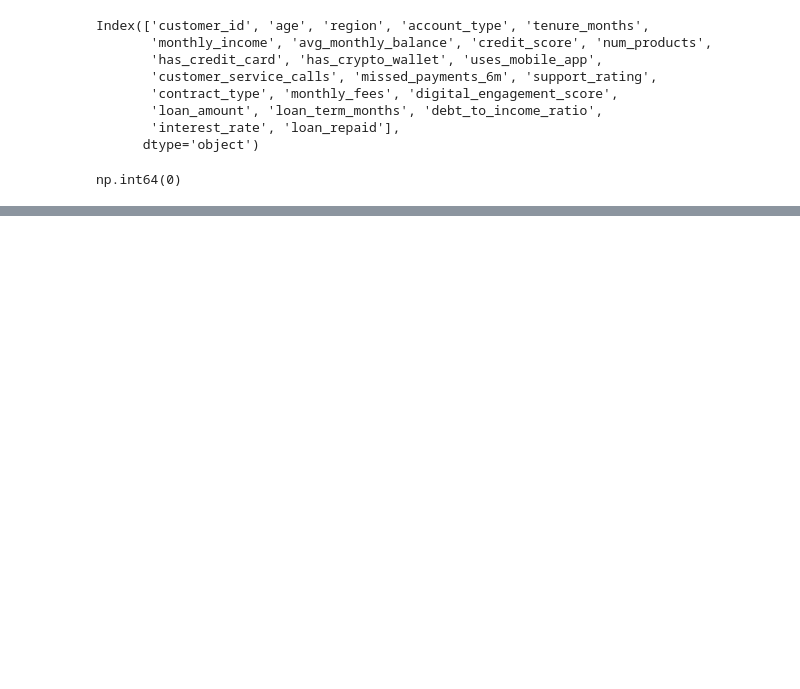
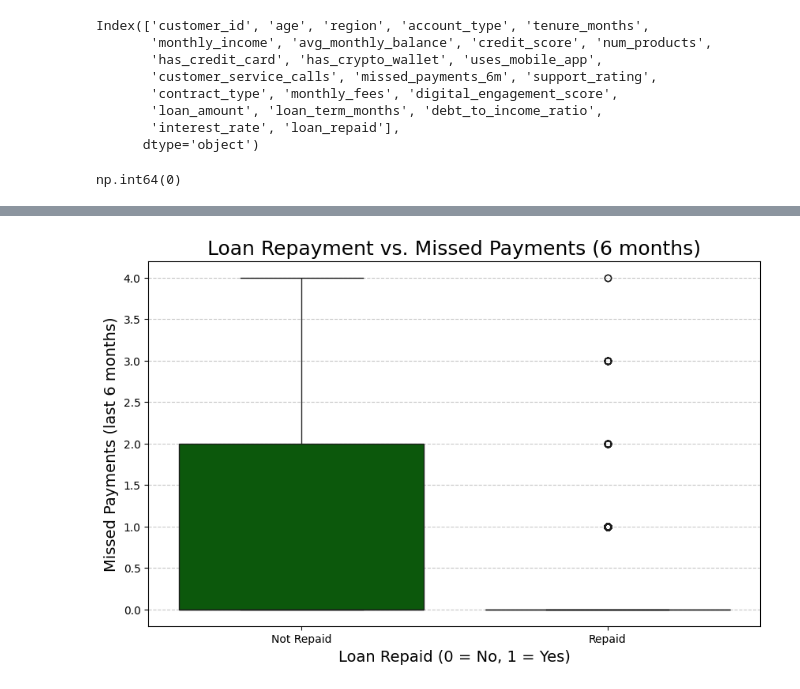
Before and after one commit to sw-sys/codebar_capstone_work, a Jupyter notebook: Capstone_Loans.ipynb, the cells around one changed output, grey strips where cells are left out. Saved outputs shown, nothing was run; the diff lists cells and outputs as text; code cells hidden in the pictures; blank space fills up the shorter version.

```diff
--- a/Capstone_Loans.ipynb
+++ b/Capstone_Loans.ipynb
@@ -166,0 +252,12 @@ np.int64(0)
+# %%
+# loan repayment vs missed_payments_6m
+plt.figure(figsize=(10, 6))
+sns.boxplot(x=df['loan_repaid'], y=df['missed_payments_6m'], data=df, color='darkgreen')
+plt.title('Loan Repayment vs. Missed Payments (6 months)', fontsize=18)
+plt.xlabel('Loan Repaid (0 = No, 1 = Yes)', fontsize=14)
+plt.ylabel('Missed Payments (last 6 months)', fontsize=14)
+plt.xticks([0, 1], ['Not Repaid', 'Repaid'])
+plt.grid(axis='y', linestyle='--', alpha=0.7)
+plt.show()
+# %% [output]
+[figure, added]
```
Also changed, not shown: parts of 15 cells of this notebook.
